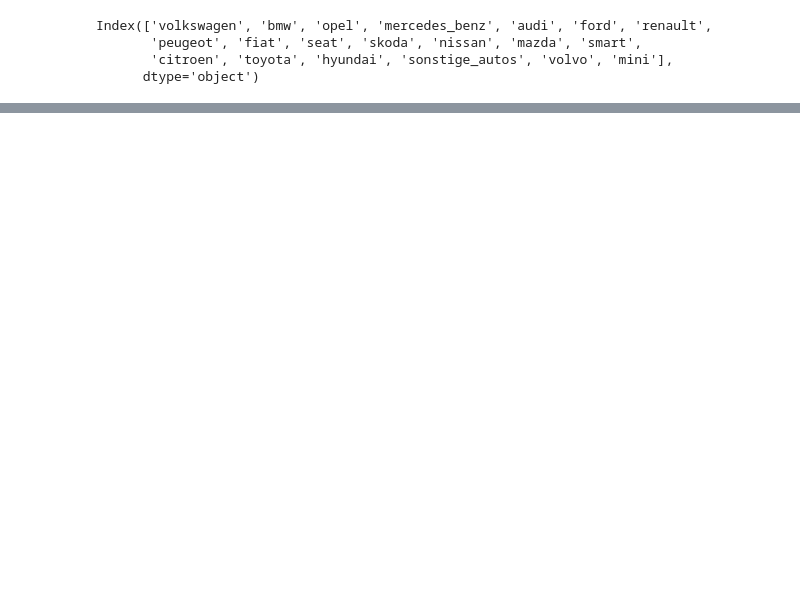
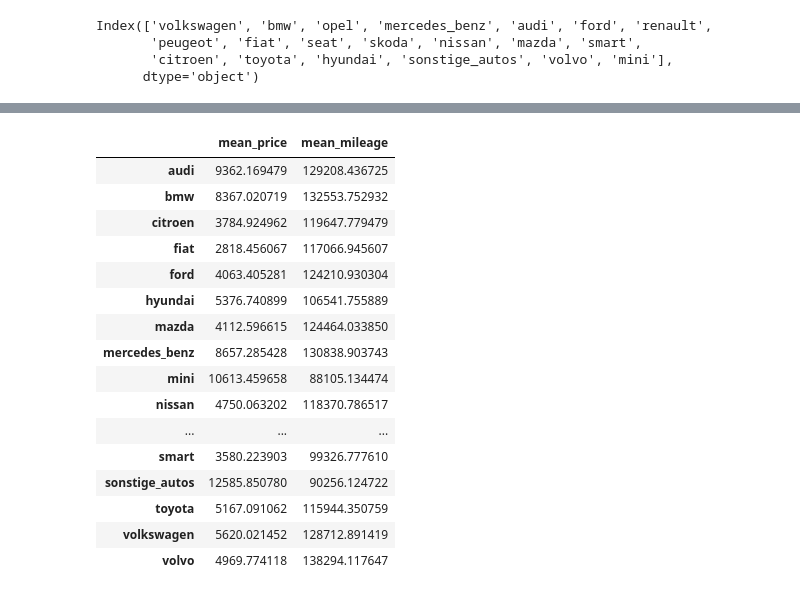
Before and after one commit to stsh8/Exploring-Ebay-Car-Sales-Data, a Jupyter notebook: Exploring Ebay Car Sales Data.ipynb, the cells around one changed output, grey strips where cells are left out. Saved outputs shown, nothing was run; the diff lists cells and outputs as text; code cells hidden in the pictures; blank space fills up the shorter version.

```diff
--- a/Exploring Ebay Car Sales Data.ipynb
+++ b/Exploring Ebay Car Sales Data.ipynb
@@ -436,3 +434,6 @@ agg_data = {}
+# %%
+brand_mean_prices = {}
+mean_mileage = {}
 # %%
 uniq_brands.index
 # %% [output]
@@ -440,5 +441,3 @@ Index(['volkswagen', 'bmw', 'opel', 'mercedes_benz', 'audi', 'ford', 'renault',
        'peugeot', 'fiat', 'seat', 'skoda', 'nissan', 'mazda', 'smart',
        'citroen', 'toyota', 'hyundai', 'sonstige_autos', 'volvo', 'mini'],
       dtype='object')
-# %%
-mean_price = autos['price'].mean()
@@ -473,0 +444,7 @@ agg_data
+# %%
+for brand in uniq_brands.index:
+    mean_price = autos[autos['brand'] == brand]['price'].mean()
+    mean_mile = autos[autos['brand'] == brand]['odometer_km'].mean()
+    brand_mean_prices[brand] = mean_price
+    mean_mileage[brand] = mean_mile
+brand_mean_prices
@@ -473,0 +495,4 @@ agg_data
+# %%
+bmp_series = pd.Series(brand_mean_prices)
+mileage_series = pd.Series(mean_mileage)
+bmp_series
@@ -473,0 +517,22 @@ agg_data
+# %%
+df = pd.DataFrame(bmp_series, columns = ['mean_price'])
+df['mean_mileage'] = mileage_series
+df
+# %% [output]
+|  | mean_price | mean_mileage |
+| audi | 9362.169479 | 129208.436725 |
+| bmw | 8367.020719 | 132553.752932 |
+| citroen | 3784.924962 | 119647.779479 |
+| fiat | 2818.456067 | 117066.945607 |
+| ford | 4063.405281 | 124210.930304 |
+| hyundai | 5376.740899 | 106541.755889 |
+| mazda | 4112.596615 | 124464.033850 |
+| mercedes_benz | 8657.285428 | 130838.903743 |
+| mini | 10613.459658 | 88105.134474 |
+| nissan | 4750.063202 | 118370.786517 |
+| ... | ... | ... |
+| smart | 3580.223903 | 99326.777610 |
+| sonstige_autos | 12585.850780 | 90256.124722 |
+| toyota | 5167.091062 | 115944.350759 |
+| volkswagen | 5620.021452 | 128712.891419 |
+| volvo | 4969.774118 | 138294.117647 |
```
Also changed, not shown: parts of 17 cells of this notebook.
